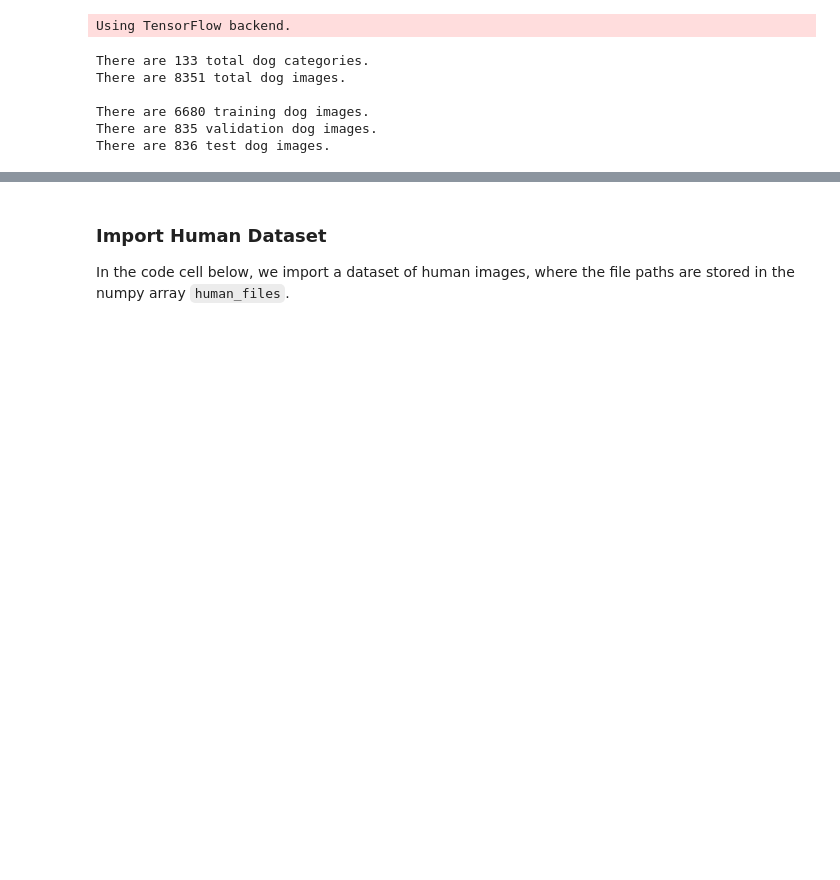
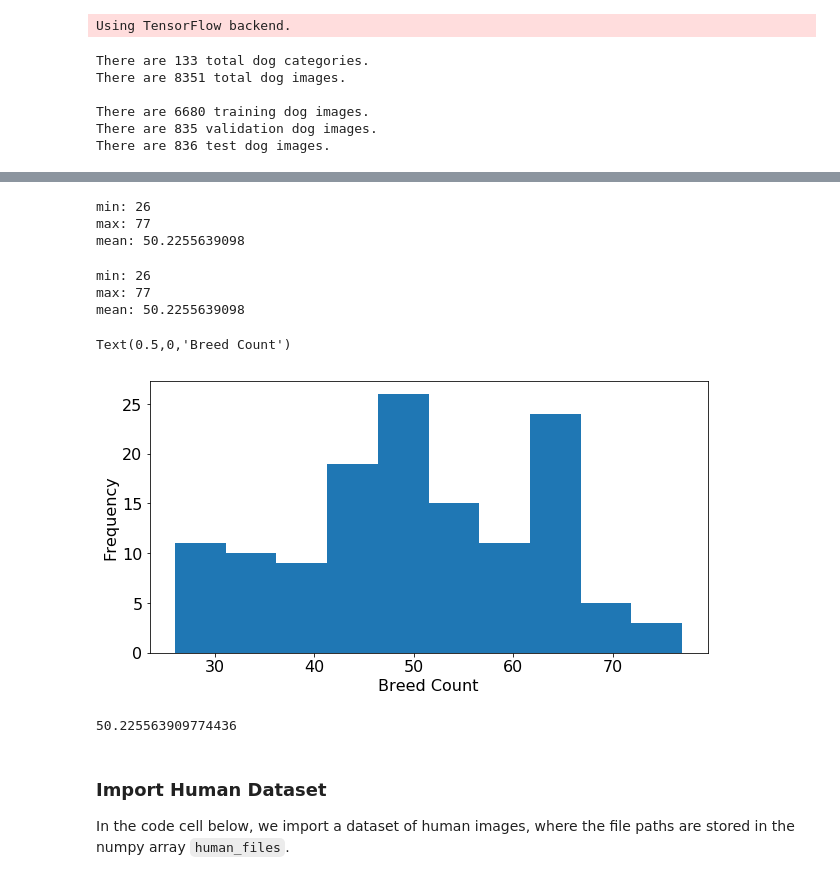
Before and after one commit to shangkaul/dog_breed_CNN_capstone, a Jupyter notebook: dog_app.ipynb, the cells around one changed output, grey strips where cells are left out. Drawn from its saved outputs; the diff is of its cells as text; code cells hidden in the pictures; blank space fills up the shorter version.

```diff
--- a/dog_app.ipynb
+++ b/dog_app.ipynb
@@ -98,3 +147,27 @@ There are 836 test dog images.
+# %%
+print("min:",df['Breed'].value_counts().min())
+print("max:",df['Breed'].value_counts().max())
+print("mean:",df['Breed'].value_counts().mean())
+# %% [output]
+min: 26
+max: 77
+mean: 50.2255639098
+# %%
+print("min:",df['Breed'].value_counts().min())
+print("max:",df['Breed'].value_counts().max())
+print("mean:",df['Breed'].value_counts().mean())
+pl=df['Breed'].value_counts().plot(kind='hist',figsize=(10,5))
+pl.set_xlabel("Breed Count")
+# %% [output]
+min: 26
+max: 77
+mean: 50.2255639098
+Text(0.5,0,'Breed Count')
+[figure, added]
+# %%
+df['Breed'].value_counts().mean()
+# %% [output]
+50.225563909774436
 # %% [markdown]
 ### Import Human Dataset
 
```
Also changed, not shown: parts of 5 cells of this notebook.
